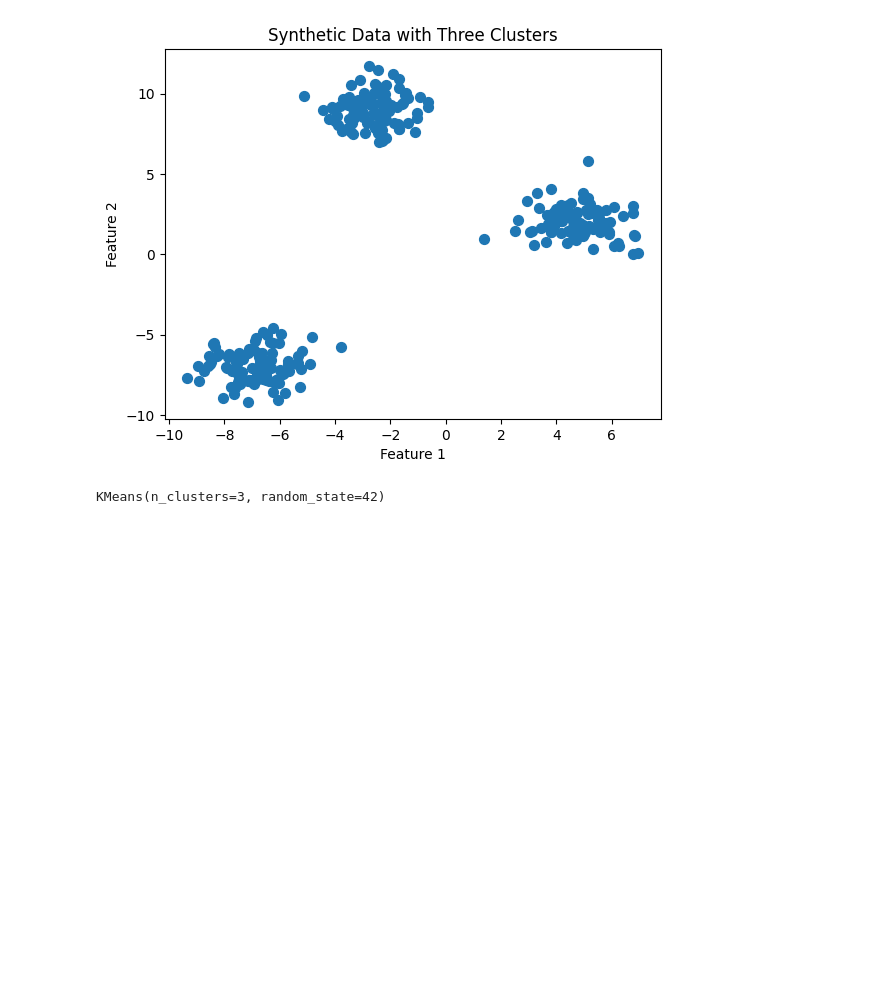
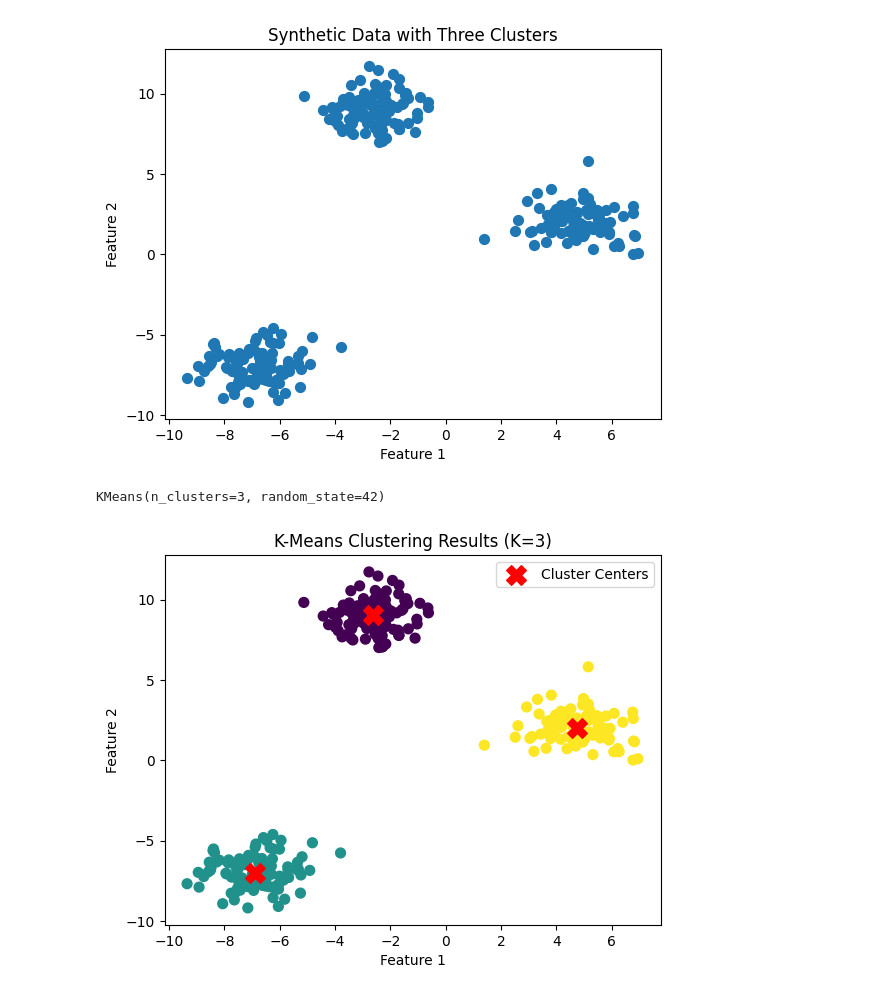
Before and after one commit to mikist23/python_projects, a Jupyter notebook: clustering_unsupervised_learning.ipynb, the cells around one changed output. Cells and saved outputs as stored; diff of their text form; code cells hidden in the pictures; blank space fills up the shorter version.

Commit message:
visualize clustered data

```diff
--- a/clustering_unsupervised_learning.ipynb
+++ b/clustering_unsupervised_learning.ipynb
@@ -27,3 +27,14 @@ cluster_labels = kmeans.labels_
 # %%
 # Get the cluster centroids
 cluster_centers = kmeans.cluster_centers_
+# %%
+# Visualize the clustered data
+plt.scatter(X[:, 0], X[:, 1], c=cluster_labels, s=50, cmap='viridis')
+plt.scatter(cluster_centers[:, 0], cluster_centers[:, 1], c='red', marker='X', s=200, label='Cluster Centers')
+plt.title("K-Means Clustering Results (K=3)")
+plt.xlabel("Feature 1")
+plt.ylabel("Feature 2")
+plt.legend()
+plt.show()
+# %% [output]
+[figure, added]
```
